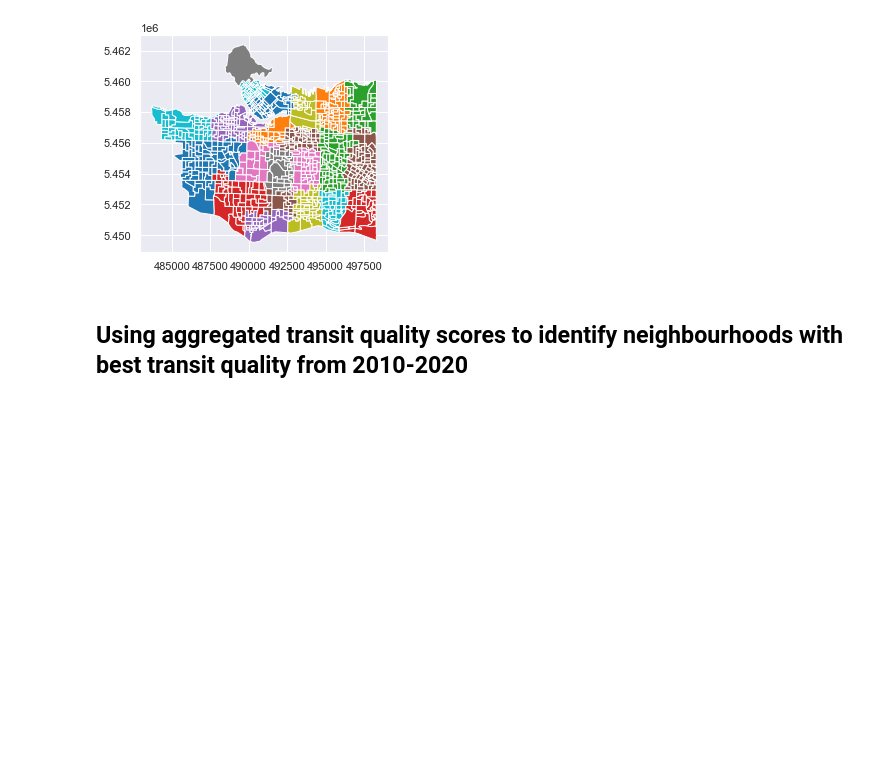
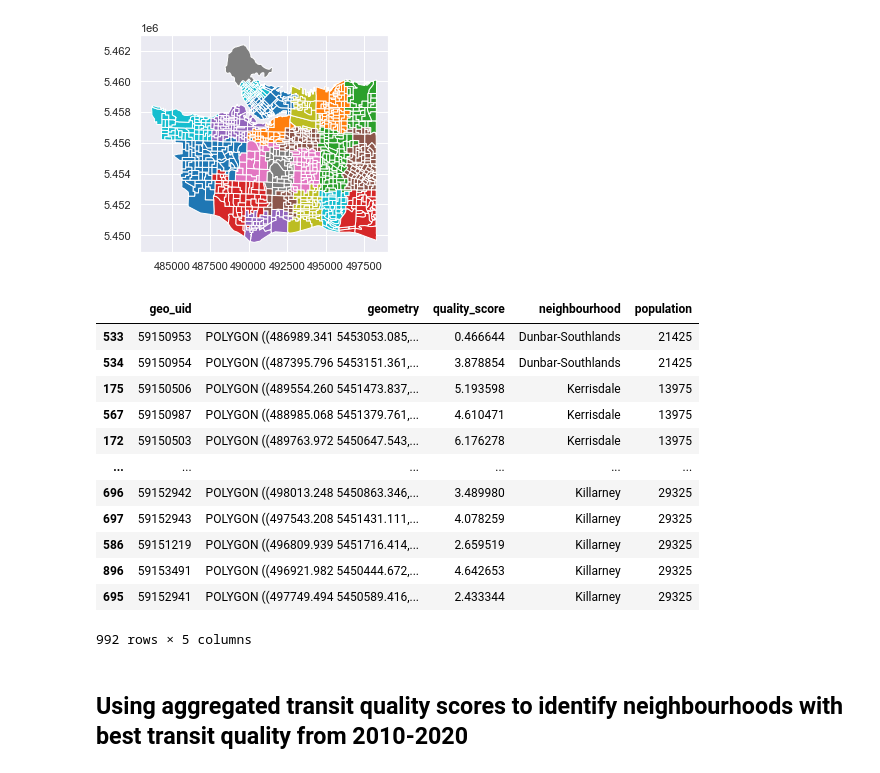
Before and after one commit to rebywong/cmpt353-project, a Jupyter notebook: vancouver_transit.ipynb, the cells around one changed output. Cells and saved outputs as stored; diff of their text form; code cells hidden in the pictures; blank space fills up the shorter version.

```diff
--- a/vancouver_transit.ipynb
+++ b/vancouver_transit.ipynb
@@ -1159,6 +1159,22 @@ geometry_sort.plot(column='neighbourhood')
 # %% [output]
 <AxesSubplot:>
 [figure]
+# %%
+geometry_sort
+# %% [output]
+|  | geo_uid | geometry | quality_score | neighbourhood | population |
+| 533 | 59150953 | POLYGON ((486989.341 5453053.085,... | 0.466644 | Dunbar-Southlands | 21425 |
+| 534 | 59150954 | POLYGON ((487395.796 5453151.361,... | 3.878854 | Dunbar-Southlands | 21425 |
+| 175 | 59150506 | POLYGON ((489554.260 5451473.837,... | 5.193598 | Kerrisdale | 13975 |
+| 567 | 59150987 | POLYGON ((488985.068 5451379.761,... | 4.610471 | Kerrisdale | 13975 |
+| 172 | 59150503 | POLYGON ((489763.972 5450647.543,... | 6.176278 | Kerrisdale | 13975 |
+| ... | ... | ... | ... | ... | ... |
+| 696 | 59152942 | POLYGON ((498013.248 5450863.346,... | 3.489980 | Killarney | 29325 |
+| 697 | 59152943 | POLYGON ((497543.208 5451431.111,... | 4.078259 | Killarney | 29325 |
+| 586 | 59151219 | POLYGON ((496809.939 5451716.414,... | 2.659519 | Killarney | 29325 |
+| 896 | 59153491 | POLYGON ((496921.982 5450444.672,... | 4.642653 | Killarney | 29325 |
+| 695 | 59152941 | POLYGON ((497749.494 5450589.416,... | 2.433344 | Killarney | 29325 |
+992 rows × 5 columns
 # %% [markdown]
 ## Using aggregated transit quality scores to identify neighbourhoods with best transit quality from 2010-2020
 # %%
```
Also changed, not shown: parts of 7 cells of this notebook, 1 other file.
